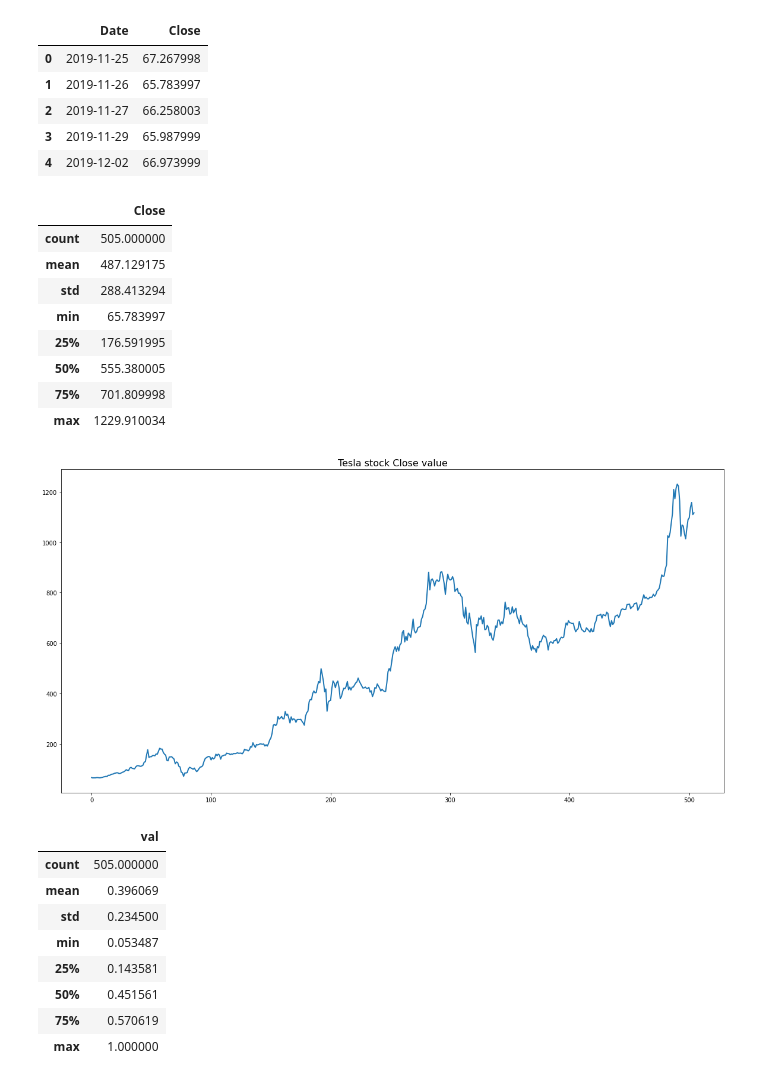
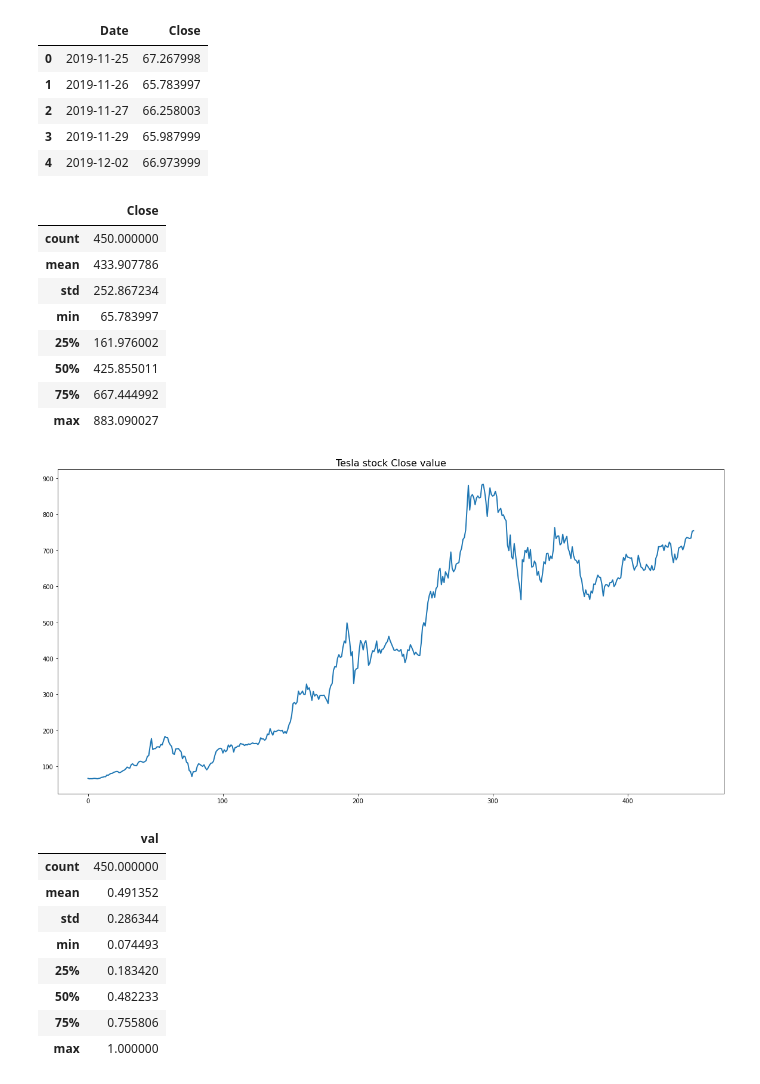
Before and after one commit to jafetimbre/verbose-projects, a Jupyter notebook: artificial-intelligence/ann/ann.ipynb, the cells around one changed output. Drawn from its saved outputs; the diff is of its cells as text; code cells hidden in the pictures.

```diff
--- a/artificial-intelligence/ann/ann.ipynb
+++ b/artificial-intelligence/ann/ann.ipynb
@@ -7,6 +7,7 @@ import matplotlib.pyplot as plt
 # %%
 cols = [ "Date", "Close" ]
 tsla_data = pd.read_csv("https://raw.githubusercontent.com/jafetimbre/verbose-projects/master/statistics/stock-price-pred/res/tsla_2yr_data.csv", usecols=cols)
+tsla_data = tsla_data[:450]
 tsla_data.head()
 # %% [output]
 |  | Date | Close |
@@ -19,32 +20,32 @@ tsla_data.head()
 tsla_data.describe()
 # %% [output]
 |  | Close |
-| count | 505.000000 |
-| mean | 487.129175 |
-| std | 288.413294 |
+| count | 450.000000 |
+| mean | 433.907786 |
+| std | 252.867234 |
 | min | 65.783997 |
-| 25% | 176.591995 |
-| 50% | 555.380005 |
-| 75% | 701.809998 |
-| max | 1229.910034 |
+| 25% | 161.976002 |
+| 50% | 425.855011 |
+| 75% | 667.444992 |
+| max | 883.090027 |
 # %%
-"plt.figure(figsize=(20,10))
+plt.figure(figsize=(20,10))
 plt.title('Tesla stock Close value', size=16)
 plt.plot(tsla_data.Close, linewidth=2)
 plt.show()
 # %% [output]
-[figure, old version]
+[figure, new version]
 # %%
 max = tsla_data.Close.max()
 data = pd.DataFrame({'val': tsla_data.Close / max})
 data.describe()
 # %% [output]
 |  | val |
-| count | 505.000000 |
-| mean | 0.396069 |
-| std | 0.234500 |
-| min | 0.053487 |
-| 25% | 0.143581 |
-| 50% | 0.451561 |
-| 75% | 0.570619 |
+| count | 450.000000 |
+| mean | 0.491352 |
+| std | 0.286344 |
+| min | 0.074493 |
+| 25% | 0.183420 |
+| 50% | 0.482233 |
+| 75% | 0.755806 |
 | max | 1.000000 |
```
Also changed, not shown: parts of 33 cells of this notebook.
